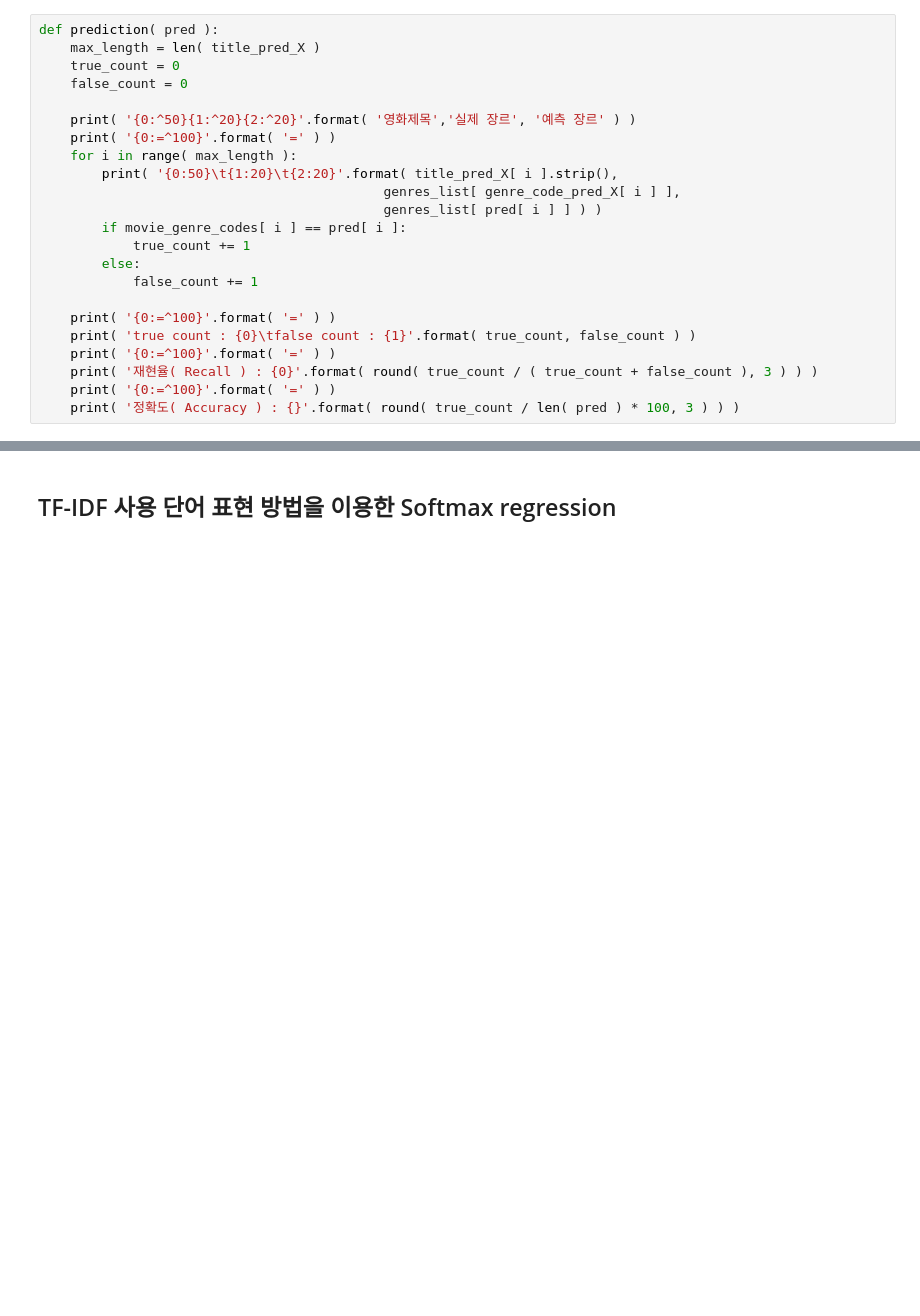
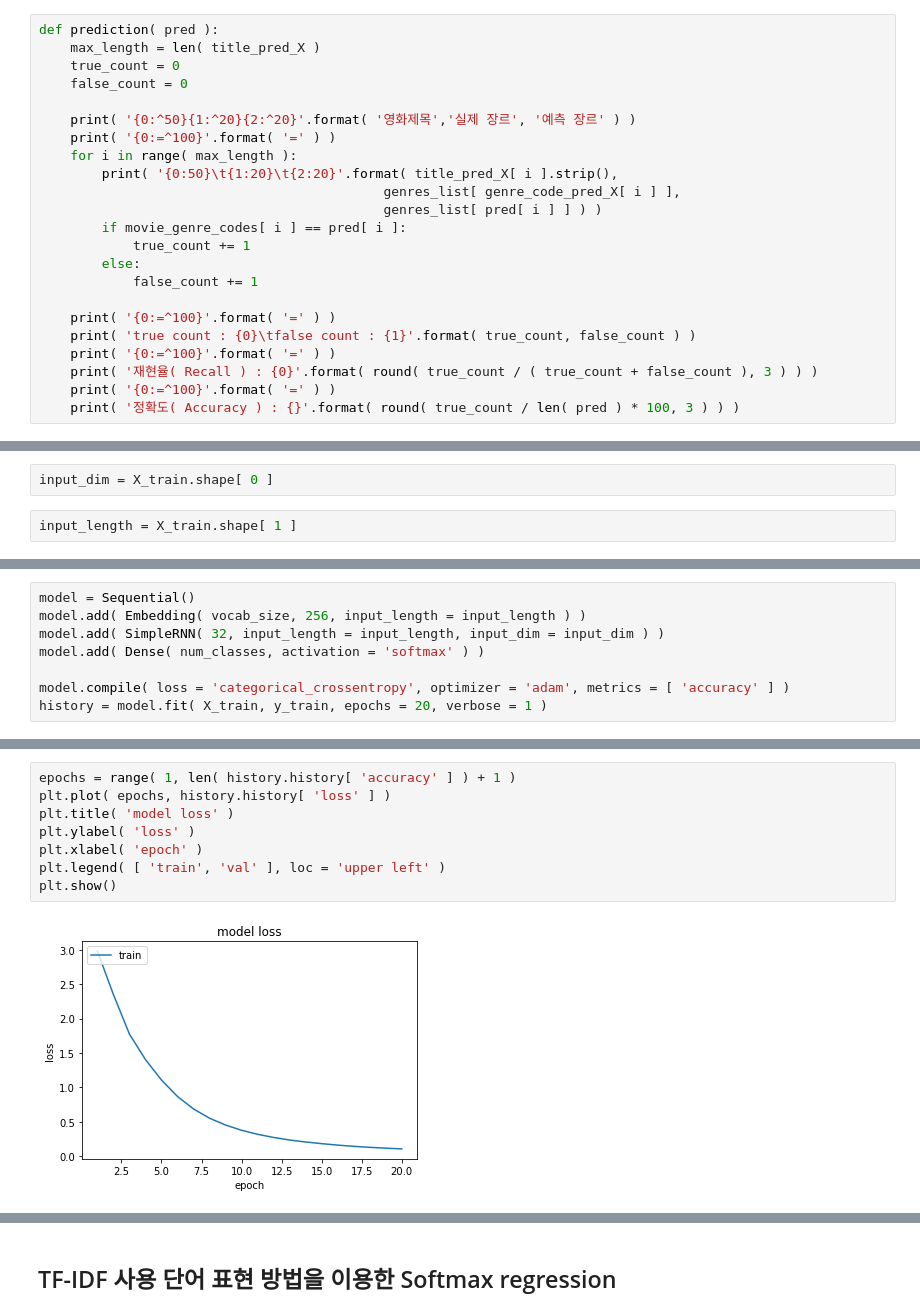
Before and after one commit to wolee777/Workspace-AI-NLP, a Jupyter notebook: 09.Movie-Review-Classification.ipynb, the cells around one changed output, grey strips where cells are left out. Drawn from its saved outputs; the diff is of its cells as text; blank space fills up the shorter version.

```diff
--- a/09.Movie-Review-Classification.ipynb
+++ b/09.Movie-Review-Classification.ipynb
@@ -429,0 +531,4 @@ def prediction( pred ):
+# %%
+input_dim = X_train.shape[ 0 ]
+# %%
+input_length = X_train.shape[ 1 ]
@@ -429,0 +545,8 @@ def prediction( pred ):
+# %%
+model = Sequential()
+model.add( Embedding( vocab_size, 256, input_length = input_length ) )
+model.add( SimpleRNN( 32, input_length = input_length, input_dim = input_dim ) )
+model.add( Dense( num_classes, activation = 'softmax' ) )
+
+model.compile( loss = 'categorical_crossentropy', optimizer = 'adam', metrics = [ 'accuracy' ] )
+history = model.fit( X_train, y_train, epochs = 20, verbose = 1 )
@@ -429,0 +571,10 @@ def prediction( pred ):
+# %%
+epochs = range( 1, len( history.history[ 'accuracy' ] ) + 1 )
+plt.plot( epochs, history.history[ 'loss' ] )
+plt.title( 'model loss' )
+plt.ylabel( 'loss' )
+plt.xlabel( 'epoch' )
+plt.legend( [ 'train', 'val' ], loc = 'upper left' )
+plt.show()
+# %% [output]
+[figure, added]
```
Also changed, not shown: parts of 47 cells of this notebook.
